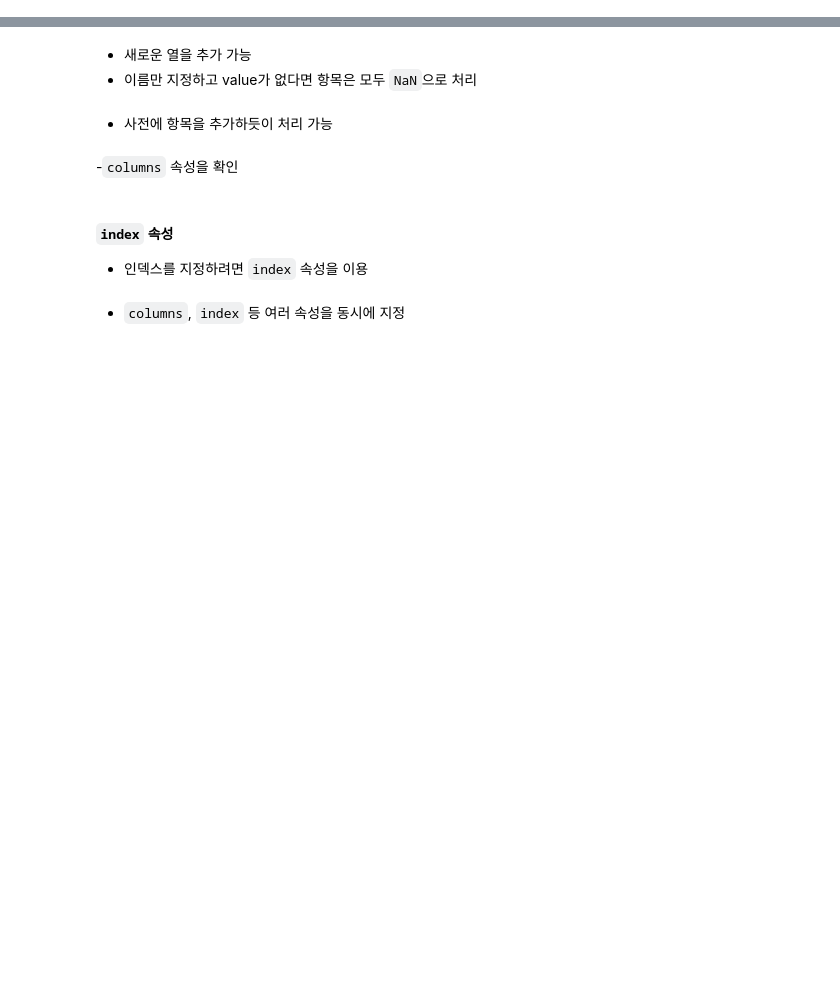
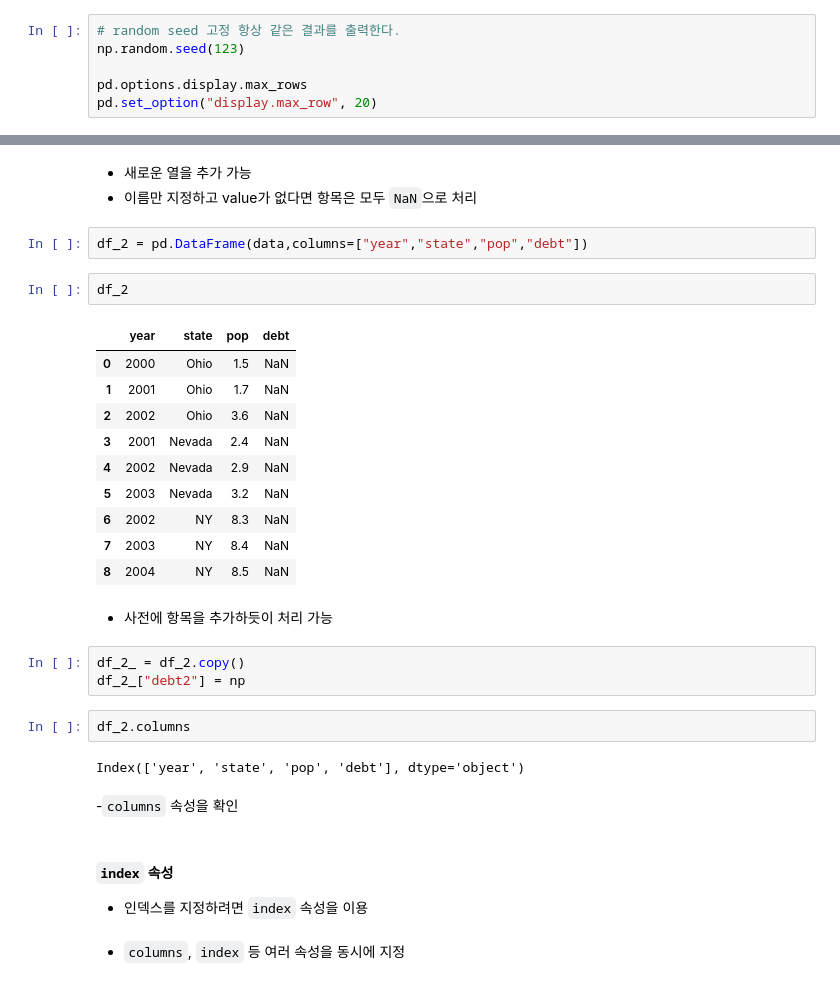
Before and after one commit to hartkim/python_practice, a Jupyter notebook: tuto/3_pandas_basics_1(student).ipynb, the cells around one changed output, grey strips where cells are left out. Cells and saved outputs as stored; diff of their text form; blank space fills up the shorter version.

```diff
--- a/tuto/3_pandas_basics_1(student).ipynb
+++ b/tuto/3_pandas_basics_1(student).ipynb
@@ -15,6 +16,12 @@ import pandas as pd
 # %% [markdown]
 - `Series`와 `DataFrame`을 표로 보여줄 때 사용되는 행의 수 지정 가능
 - 기본 값은 60이다.
+# %%
+# random seed 고정 항상 같은 결과를 출력한다.
+np.random.seed(123)
+
+pd.options.display.max_rows
+pd.set_option("display.max_row", 20)
 # %% [markdown]
 ## 1.1 판다스 자료구조 소개
 # %% [markdown]
@@ -179,8 +425,30 @@ data = {'state': ['Ohio', 'Ohio', 'Ohio', 'Nevada', 'Nevada', 'Nevada', 'NY', 'N
 # %% [markdown]
 - 새로운 열을 추가 가능
 - 이름만 지정하고 value가 없다면 항목은 모두 `NaN`으로 처리
+# %%
+df_2 = pd.DataFrame(data,columns=["year","state","pop","debt"])
+# %%
+df_2
+# %% [output]
+|  | year | state | pop | debt |
+| 0 | 2000 | Ohio | 1.5 | NaN |
+| 1 | 2001 | Ohio | 1.7 | NaN |
+| 2 | 2002 | Ohio | 3.6 | NaN |
+| 3 | 2001 | Nevada | 2.4 | NaN |
+| 4 | 2002 | Nevada | 2.9 | NaN |
+| 5 | 2003 | Nevada | 3.2 | NaN |
+| 6 | 2002 | NY | 8.3 | NaN |
+| 7 | 2003 | NY | 8.4 | NaN |
+| 8 | 2004 | NY | 8.5 | NaN |
 # %% [markdown]
 - 사전에 항목을 추가하듯이 처리 가능
+# %%
+df_2_ = df_2.copy()
+df_2_["debt2"] = np
+# %%
+df_2.columns
+# %% [output]
+Index(['year', 'state', 'pop', 'debt'], dtype='object')
 # %% [markdown]
  -`columns` 속성을 확인
 # %% [markdown]
```
Also changed, not shown: parts of 48 cells of this notebook, 5 other files.
